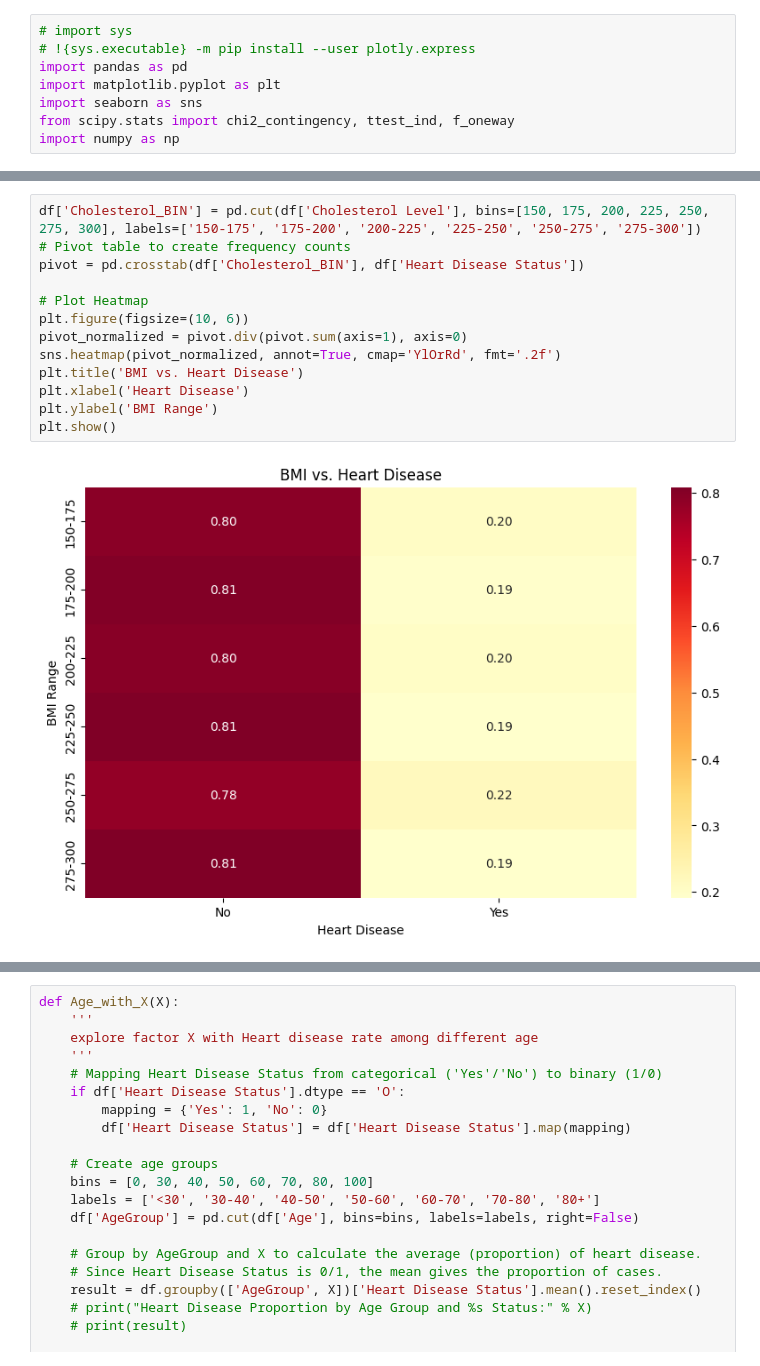
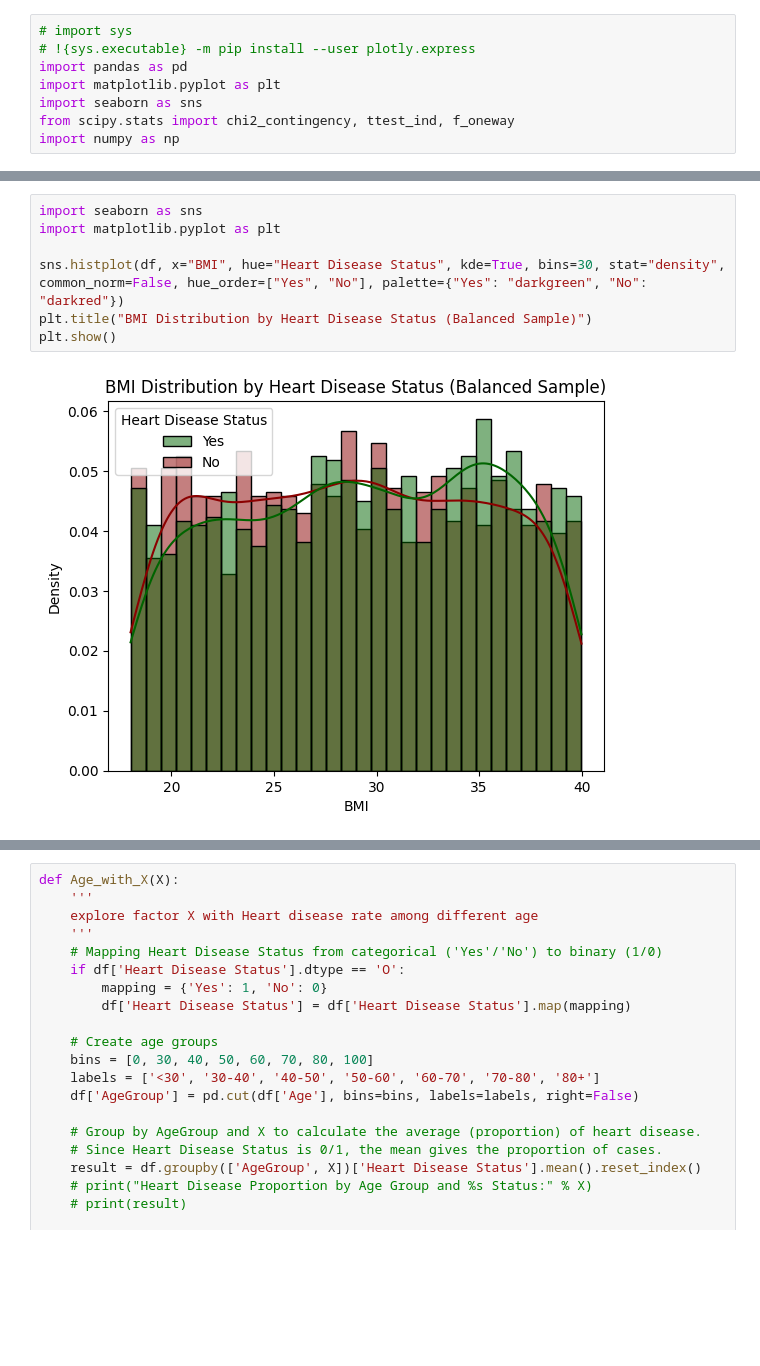
Before and after one commit to FrancGarcia/heart-disease-analysis, a Jupyter notebook: Visualization/visualization.ipynb, the cells around one changed output, grey strips where cells are left out. Drawn from its saved outputs; the diff is of its cells as text; blank space fills up the shorter version.

```diff
--- a/Visualization/visualization.ipynb
+++ b/Visualization/visualization.ipynb
@@ -88,15 +82,9 @@ plt.show()
-# %%
-df['Cholesterol_BIN'] = pd.cut(df['Cholesterol Level'], bins=[150, 175, 200, 225, 250, 275, 300], labels=['150-175', '175-200', '200-225', '225-250', '250-275', '275-300'])
-# Pivot table to create frequency counts
-pivot = pd.crosstab(df['Cholesterol_BIN'], df['Heart Disease Status'])
-
-# Plot Heatmap
-plt.figure(figsize=(10, 6))
-pivot_normalized = pivot.div(pivot.sum(axis=1), axis=0)
-sns.heatmap(pivot_normalized, annot=True, cmap='YlOrRd', fmt='.2f')
-plt.title('BMI vs. Heart Disease')
-plt.xlabel('Heart Disease')
-plt.ylabel('BMI Range')
-plt.show()
-# %% [output]
-[figure, removed]
+# %%
+import seaborn as sns
+import matplotlib.pyplot as plt
+
+sns.histplot(df, x="BMI", hue="Heart Disease Status", kde=True, bins=30, stat="density", common_norm=False, hue_order=["Yes", "No"], palette={"Yes": "darkgreen", "No": "darkred"})
+plt.title("BMI Distribution by Heart Disease Status (Balanced Sample)")
+plt.show()
+# %% [output]
+[figure, added]
```
Also changed, not shown: parts of 11 cells of this notebook, 4 other files.
